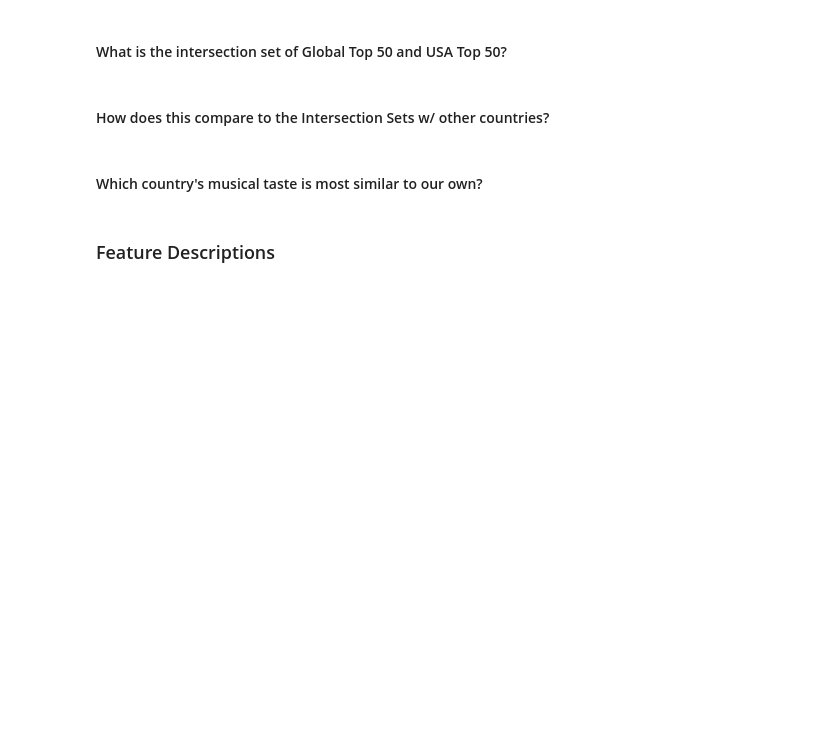
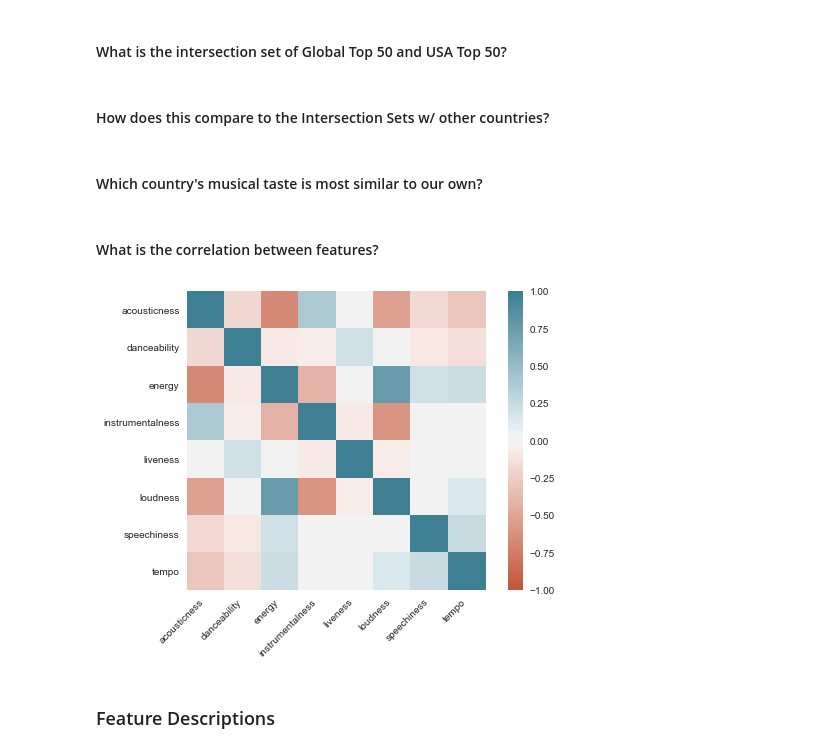
Before and after one commit to jakemull13/spotify_musical_tastes_analysis, a Jupyter notebook: capstone.ipynb, the cells around one changed output. Drawn from its saved outputs; the diff is of its cells as text; code cells hidden in the pictures; blank space fills up the shorter version.

```diff
--- a/capstone.ipynb
+++ b/capstone.ipynb
@@ -344,6 +344,30 @@ feature_similarity(global_df, usa_df) #test
 #### How does this compare to the Intersection Sets w/ other countries?
 # %% [markdown]
 #### Which country's musical taste is most similar to our own?
+# %% [markdown]
+#### What is the correlation between features?
+# %%
+#come back to this and create a merged dataframe of all the regions, then recalculate.
+def feature_correlation_map(dataframe):
+    title = str(dataframe.name)
+    corr = dataframe.corr()
+    ax = sns.heatmap(
+    corr,
+    vmin=-1, vmax=1, center=0,
+    cmap=sns.diverging_palette(20, 220, n=200),
+    square=True
+    )
+    ax.set_xticklabels(
+    ax.get_xticklabels(),
+    rotation=45,
+    horizontalalignment='right'
+    )
+
+
+feature_correlation_map(global_df) #test
+plt.savefig('global_correlation', dpi=240)
+# %% [output]
+[figure, added]
 # %% [markdown]
 ### Feature Descriptions
 # %% [markdown]
```
Also changed, not shown: parts of 5 cells of this notebook, 1 other file.
